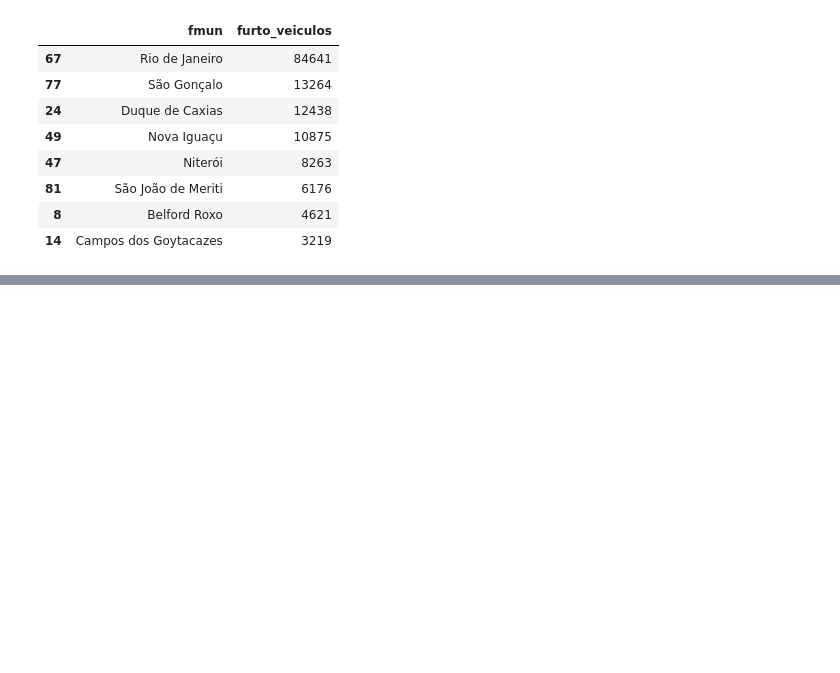
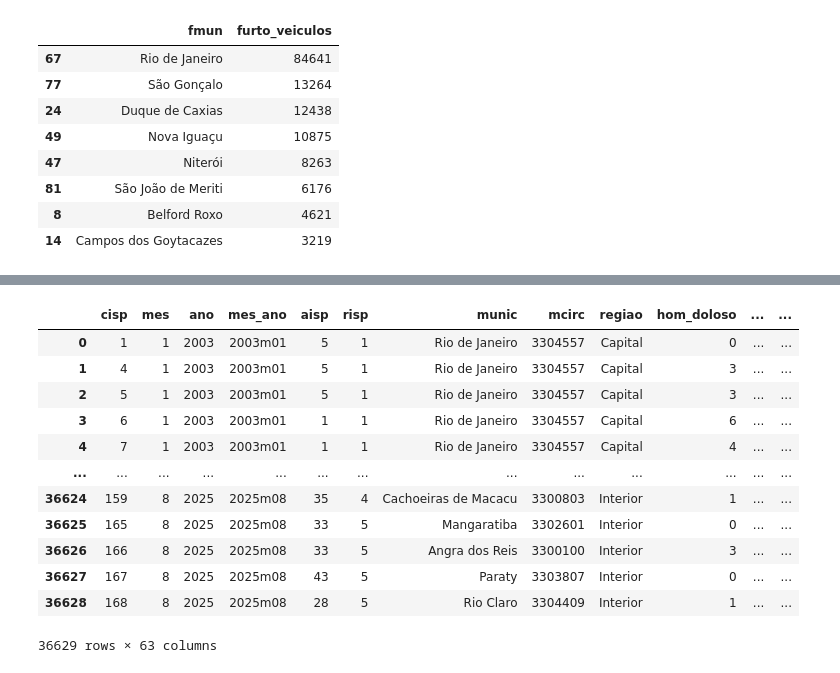
Before and after one commit to leticyanunes/Repo_Senac, a Jupyter notebook: outliers.ipynb, the cells around one changed output, grey strips where cells are left out. Cells and saved outputs as stored; diff of their text form; code cells hidden in the pictures; blank space fills up the shorter version.

```diff
--- a/outliers.ipynb
+++ b/outliers.ipynb
@@ -127,0 +149,17 @@ furtos_municipio.sort_values(by = 'furto_veiculos', ascending= False)
+# %%
+gestao = pd.read_csv('https://www.ispdados.rj.gov.br/Arquivos/BaseDPEvolucaoMensalCisp.csv', sep = ';',encoding='latin1')
+gestao
+# %% [output]
+|  | cisp | mes | ano | mes_ano | aisp | risp | munic | mcirc | regiao | hom_doloso | ... | ... |
+| 0 | 1 | 1 | 2003 | 2003m01 | 5 | 1 | Rio de Janeiro | 3304557 | Capital | 0 | ... | ... |
+| 1 | 4 | 1 | 2003 | 2003m01 | 5 | 1 | Rio de Janeiro | 3304557 | Capital | 3 | ... | ... |
+| 2 | 5 | 1 | 2003 | 2003m01 | 5 | 1 | Rio de Janeiro | 3304557 | Capital | 3 | ... | ... |
+| 3 | 6 | 1 | 2003 | 2003m01 | 1 | 1 | Rio de Janeiro | 3304557 | Capital | 6 | ... | ... |
+| 4 | 7 | 1 | 2003 | 2003m01 | 1 | 1 | Rio de Janeiro | 3304557 | Capital | 4 | ... | ... |
+| ... | ... | ... | ... | ... | ... | ... | ... | ... | ... | ... | ... | ... |
+| 36624 | 159 | 8 | 2025 | 2025m08 | 35 | 4 | Cachoeiras de Macacu | 3300803 | Interior | 1 | ... | ... |
+| 36625 | 165 | 8 | 2025 | 2025m08 | 33 | 5 | Mangaratiba | 3302601 | Interior | 0 | ... | ... |
+| 36626 | 166 | 8 | 2025 | 2025m08 | 33 | 5 | Angra dos Reis | 3300100 | Interior | 3 | ... | ... |
+| 36627 | 167 | 8 | 2025 | 2025m08 | 43 | 5 | Paraty | 3303807 | Interior | 0 | ... | ... |
+| 36628 | 168 | 8 | 2025 | 2025m08 | 28 | 5 | Rio Claro | 3304409 | Interior | 1 | ... | ... |
+36629 rows × 63 columns
```
Also changed, not shown: parts of 13 cells of this notebook, 1 other file.
